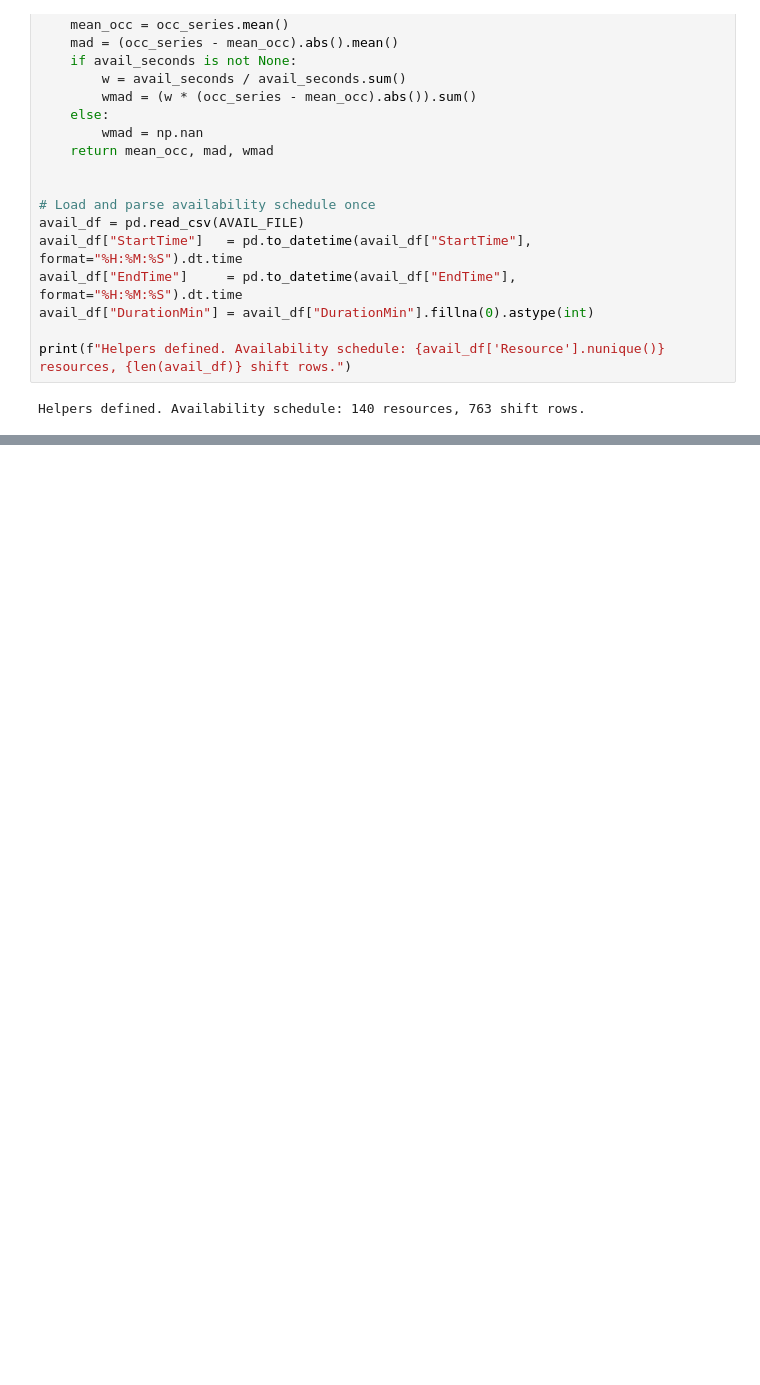
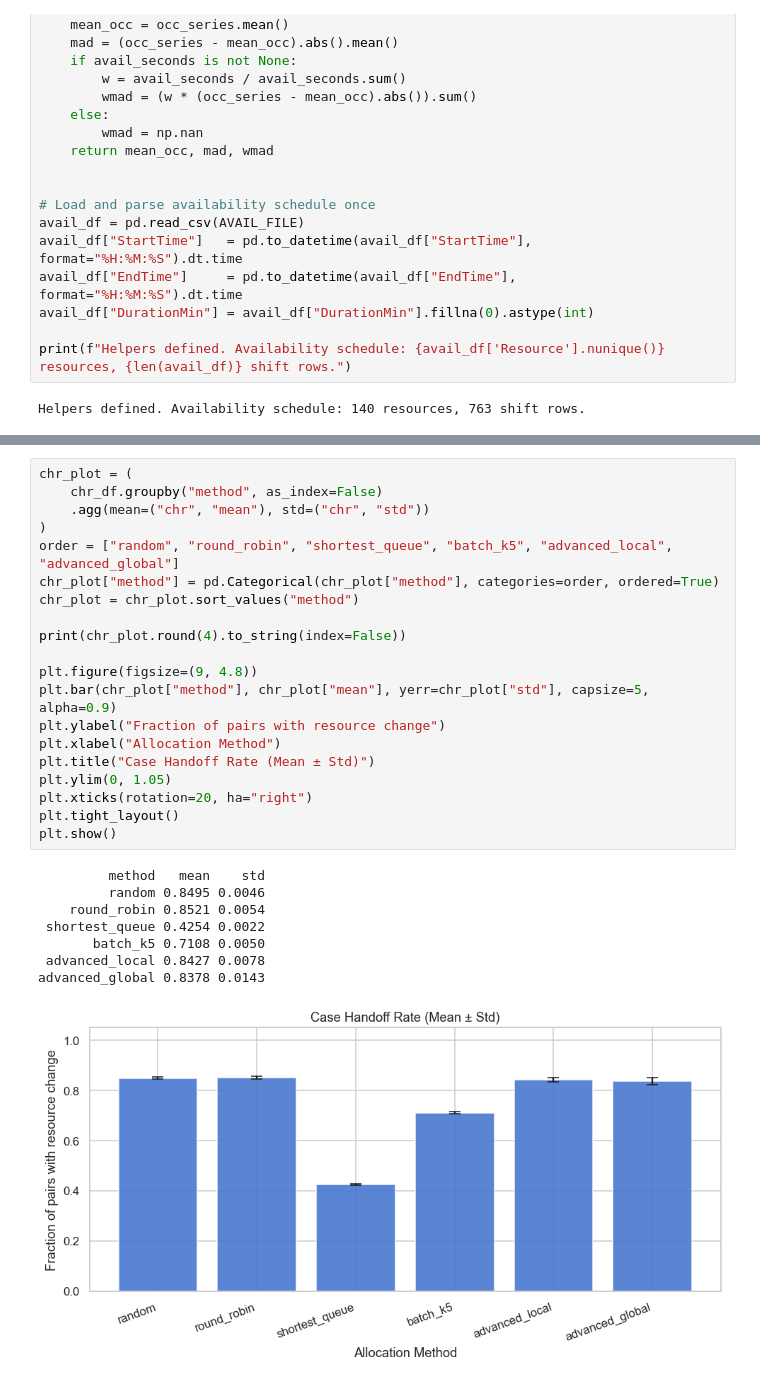
Before and after one commit to mbrieg/bppso-groupwork, a Jupyter notebook: simulation_evaluation/resource_allocation/resource_allocation_evaluation.ipynb, the cells around one changed output, grey strips where cells are left out. Saved outputs shown, nothing was run; the diff lists cells and outputs as text; blank space fills up the shorter version.

```diff
--- a/simulation_evaluation/resource_allocation/resource_allocation_evaluation.ipynb
+++ b/simulation_evaluation/resource_allocation/resource_allocation_evaluation.ipynb
@@ -309,0 +663,29 @@ shortest_queue    0     1497    32.3432    0.2515        0.3043         0.2990
+# %%
+chr_plot = (
+    chr_df.groupby("method", as_index=False)
+    .agg(mean=("chr", "mean"), std=("chr", "std"))
+)
+order = ["random", "round_robin", "shortest_queue", "batch_k5", "advanced_local", "advanced_global"]
+chr_plot["method"] = pd.Categorical(chr_plot["method"], categories=order, ordered=True)
+chr_plot = chr_plot.sort_values("method")
+
+print(chr_plot.round(4).to_string(index=False))
+
+plt.figure(figsize=(9, 4.8))
+plt.bar(chr_plot["method"], chr_plot["mean"], yerr=chr_plot["std"], capsize=5, alpha=0.9)
+plt.ylabel("Fraction of pairs with resource change")
+plt.xlabel("Allocation Method")
+plt.title("Case Handoff Rate (Mean ± Std)")
+plt.ylim(0, 1.05)
+plt.xticks(rotation=20, ha="right")
+plt.tight_layout()
+plt.show()
+# %% [output]
+         method   mean    std
+         random 0.8495 0.0046
+    round_robin 0.8521 0.0054
+ shortest_queue 0.4254 0.0022
+       batch_k5 0.7108 0.0050
+ advanced_local 0.8427 0.0078
+advanced_global 0.8378 0.0143
+[figure, added]
```
Also changed, not shown: parts of 31 cells of this notebook, 2 other files.
